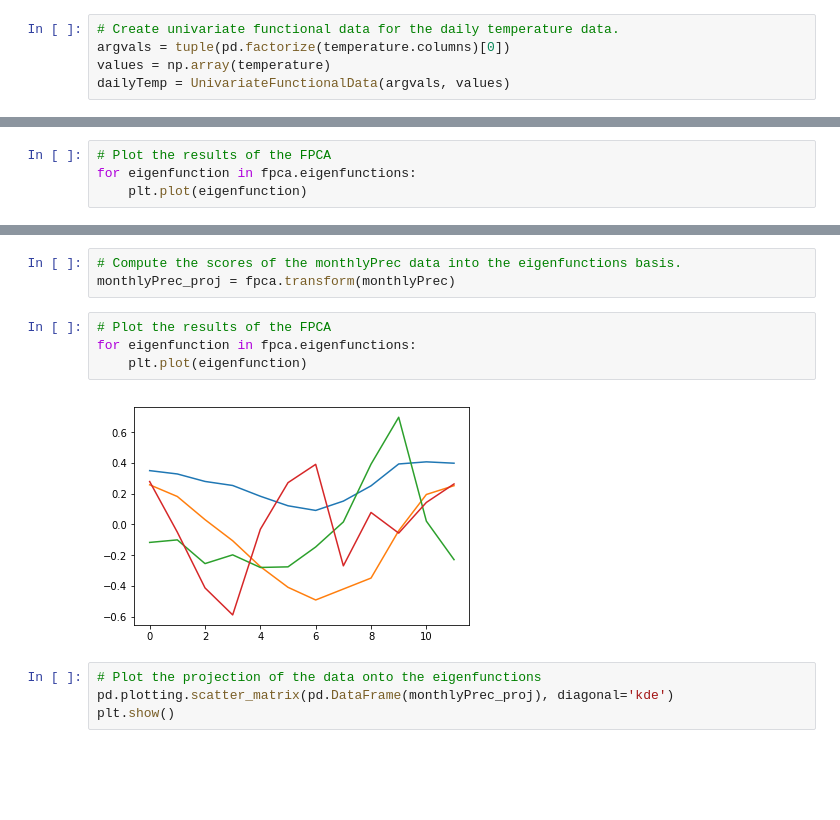
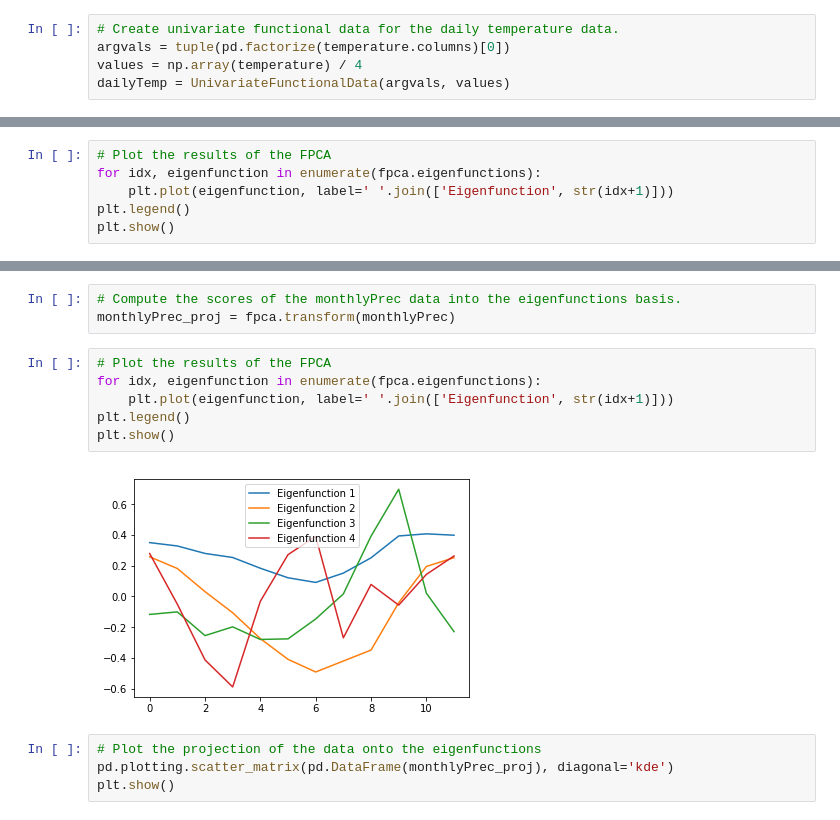
Before and after one commit to StevenGolovkine/FDApy, a Jupyter notebook: examples/canadian_weather.ipynb, the cells around one changed output, grey strips where cells are left out. Saved outputs shown, nothing was run; the diff lists cells and outputs as text; blank space fills up the shorter version.

```diff
--- a/examples/canadian_weather.ipynb
+++ b/examples/canadian_weather.ipynb
@@ -30,7 +30,7 @@ monthlyPrec = UnivariateFunctionalData(argvals, values)
 # %%
 # Create univariate functional data for the daily temperature data.
 argvals = tuple(pd.factorize(temperature.columns)[0])
-values = np.array(temperature)
+values = np.array(temperature) / 4
 dailyTemp = UnivariateFunctionalData(argvals, values)
 # %%
 # Create multivariate functional data for the Canadian weather data.
@@ -182,6 +215,8 @@ fpca.fit(dailyTemp)
 dailyTemp_proj = fpca.transform(dailyTemp)
 # %%
 # Plot the results of the FPCA
-for eigenfunction in fpca.eigenfunctions:
-    plt.plot(eigenfunction)
+for idx, eigenfunction in enumerate(fpca.eigenfunctions):
+    plt.plot(eigenfunction, label=' '.join(['Eigenfunction', str(idx+1)]))
+plt.legend()
+plt.show()
 # %% [output]
@@ -206,10 +247,12 @@ fpca.fit(monthlyPrec)
 monthlyPrec_proj = fpca.transform(monthlyPrec)
 # %%
 # Plot the results of the FPCA
-for eigenfunction in fpca.eigenfunctions:
-    plt.plot(eigenfunction)
+for idx, eigenfunction in enumerate(fpca.eigenfunctions):
+    plt.plot(eigenfunction, label=' '.join(['Eigenfunction', str(idx+1)]))
+plt.legend()
+plt.show()
 # %% [output]
-[figure, old version]
+[figure, new version]
 # %%
 # Plot the projection of the data onto the eigenfunctions
 pd.plotting.scatter_matrix(pd.DataFrame(monthlyPrec_proj), diagonal='kde')
```
Also changed, not shown: parts of 20 cells of this notebook, 2 other files.
